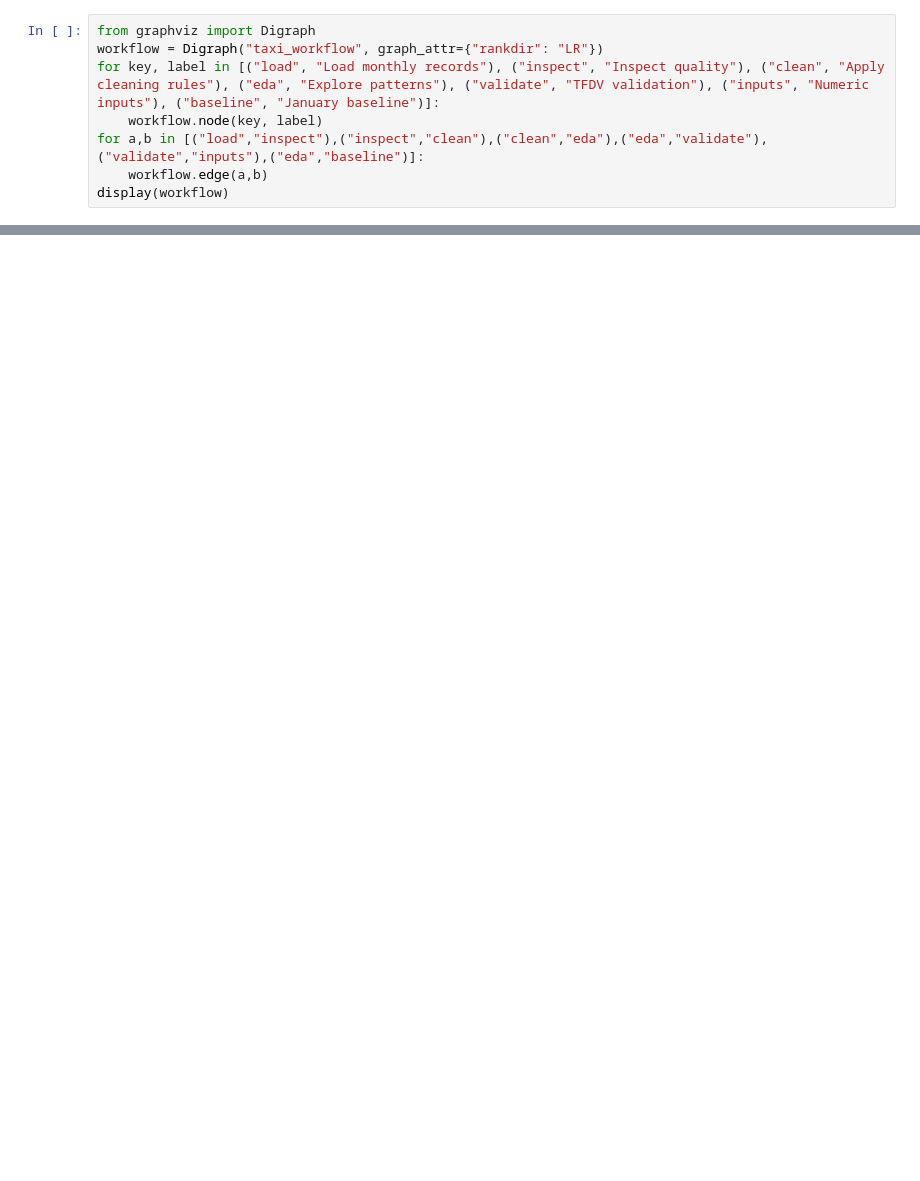
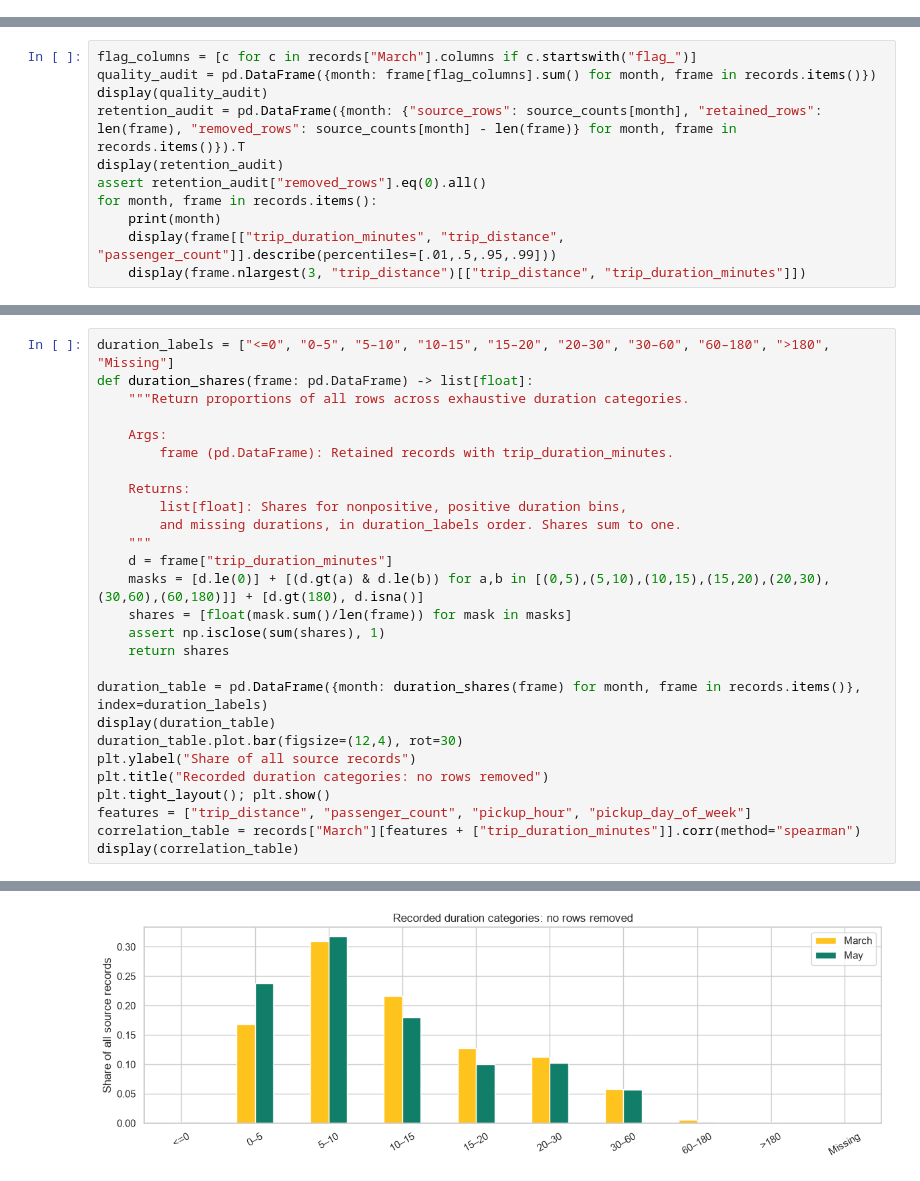
Before and after one commit to Negarkamvij/Project_1_Deep_Learning, a Jupyter notebook: Taxi_Project_1.ipynb, the cells around one changed output, grey strips where cells are left out. Saved outputs shown, nothing was run; the diff lists cells and outputs as text; blank space fills up the shorter version.

Commit message:
Update project notebook with retained records and deeper analysis

```diff
--- a/Taxi_Project_1.ipynb
+++ b/Taxi_Project_1.ipynb
@@ -845,8 +0,0 @@ GraphViz illustrates my analysis sequence. TFDV uses Apache Beam as a dependency
-# %%
-from graphviz import Digraph
-workflow = Digraph("taxi_workflow", graph_attr={"rankdir": "LR"})
-for key, label in [("load", "Load monthly records"), ("inspect", "Inspect quality"), ("clean", "Apply cleaning rules"), ("eda", "Explore patterns"), ("validate", "TFDV validation"), ("inputs", "Numeric inputs"), ("baseline", "January baseline")]:
-    workflow.node(key, label)
-for a,b in [("load","inspect"),("inspect","clean"),("clean","eda"),("eda","validate"),("validate","inputs"),("eda","baseline")]:
-    workflow.edge(a,b)
-display(workflow)
@@ -874,0 +151,11 @@ I do not claim causal effects, model accuracy, or fitted-model importance. My fi
+# %%
+flag_columns = [c for c in records["March"].columns if c.startswith("flag_")]
+quality_audit = pd.DataFrame({month: frame[flag_columns].sum() for month, frame in records.items()})
+display(quality_audit)
+retention_audit = pd.DataFrame({month: {"source_rows": source_counts[month], "retained_rows": len(frame), "removed_rows": source_counts[month] - len(frame)} for month, frame in records.items()}).T
+display(retention_audit)
+assert retention_audit["removed_rows"].eq(0).all()
+for month, frame in records.items():
+    print(month)
+    display(frame[["trip_duration_minutes", "trip_distance", "passenger_count"]].describe(percentiles=[.01,.5,.95,.99]))
+    display(frame.nlargest(3, "trip_distance")[["trip_distance", "trip_duration_minutes"]])
@@ -874,0 +209,28 @@ I do not claim causal effects, model accuracy, or fitted-model importance. My fi
+# %%
+duration_labels = ["<=0", "0–5", "5–10", "10–15", "15–20", "20–30", "30–60", "60–180", ">180", "Missing"]
+def duration_shares(frame: pd.DataFrame) -> list[float]:
+    """Return proportions of all rows across exhaustive duration categories.
+
+    Args:
+        frame (pd.DataFrame): Retained records with trip_duration_minutes.
+
+    Returns:
+        list[float]: Shares for nonpositive, positive duration bins,
+        and missing durations, in duration_labels order. Shares sum to one.
+    """
+    d = frame["trip_duration_minutes"]
+    masks = [d.le(0)] + [(d.gt(a) & d.le(b)) for a,b in [(0,5),(5,10),(10,15),(15,20),(20,30),(30,60),(60,180)]] + [d.gt(180), d.isna()]
+    shares = [float(mask.sum()/len(frame)) for mask in masks]
+    assert np.isclose(sum(shares), 1)
+    return shares
+
+duration_table = pd.DataFrame({month: duration_shares(frame) for month, frame in records.items()}, index=duration_labels)
+display(duration_table)
+duration_table.plot.bar(figsize=(12,4), rot=30)
+plt.ylabel("Share of all source records")
+plt.title("Recorded duration categories: no rows removed")
+plt.tight_layout(); plt.show()
+features = ["trip_distance", "passenger_count", "pickup_hour", "pickup_day_of_week"]
+correlation_table = records["March"][features + ["trip_duration_minutes"]].corr(method="spearman")
+display(correlation_table)
+# %% [output]
@@ -874,0 +248 @@ I do not claim causal effects, model accuracy, or fitted-model importance. My fi
+[figure, added]
```
Also changed, not shown: parts of 68 cells of this notebook.
